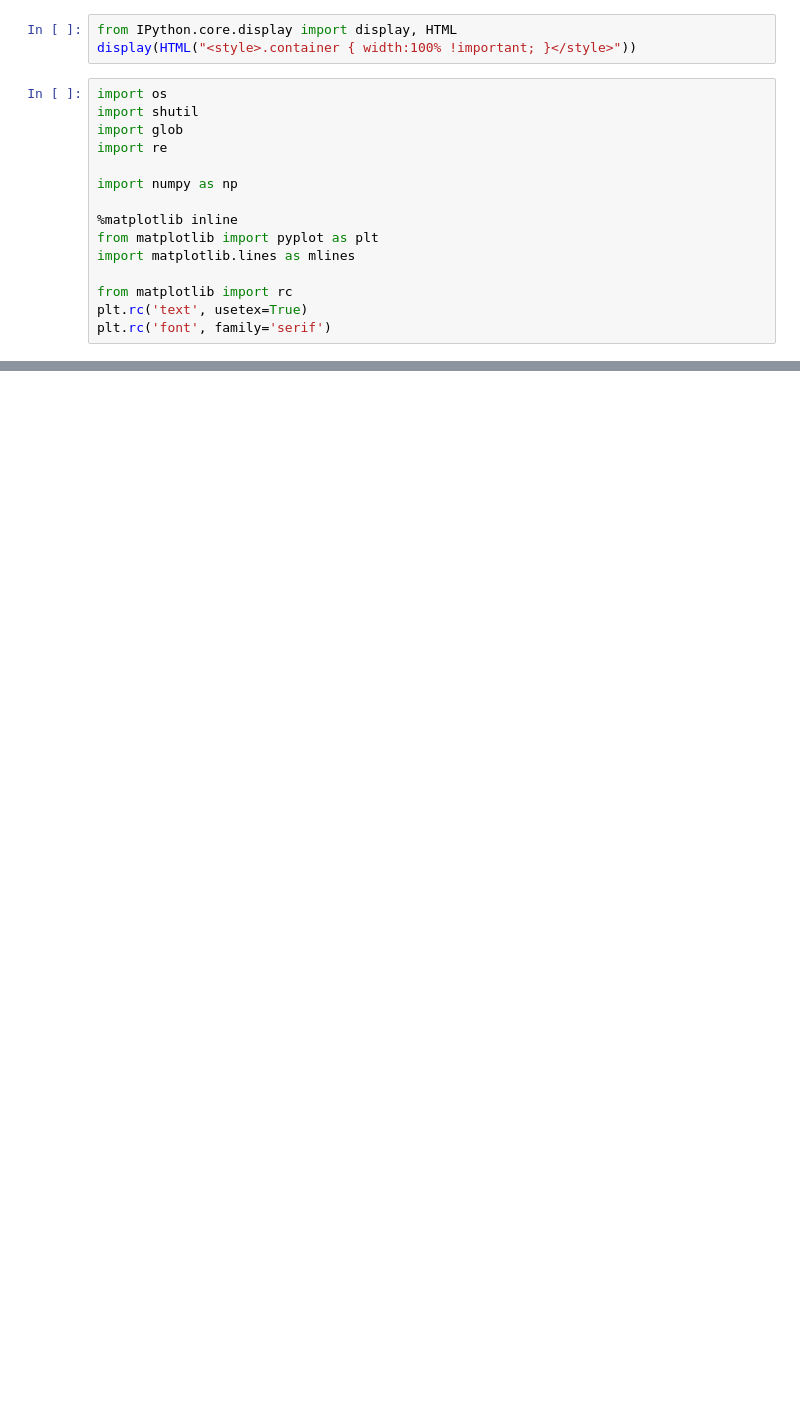
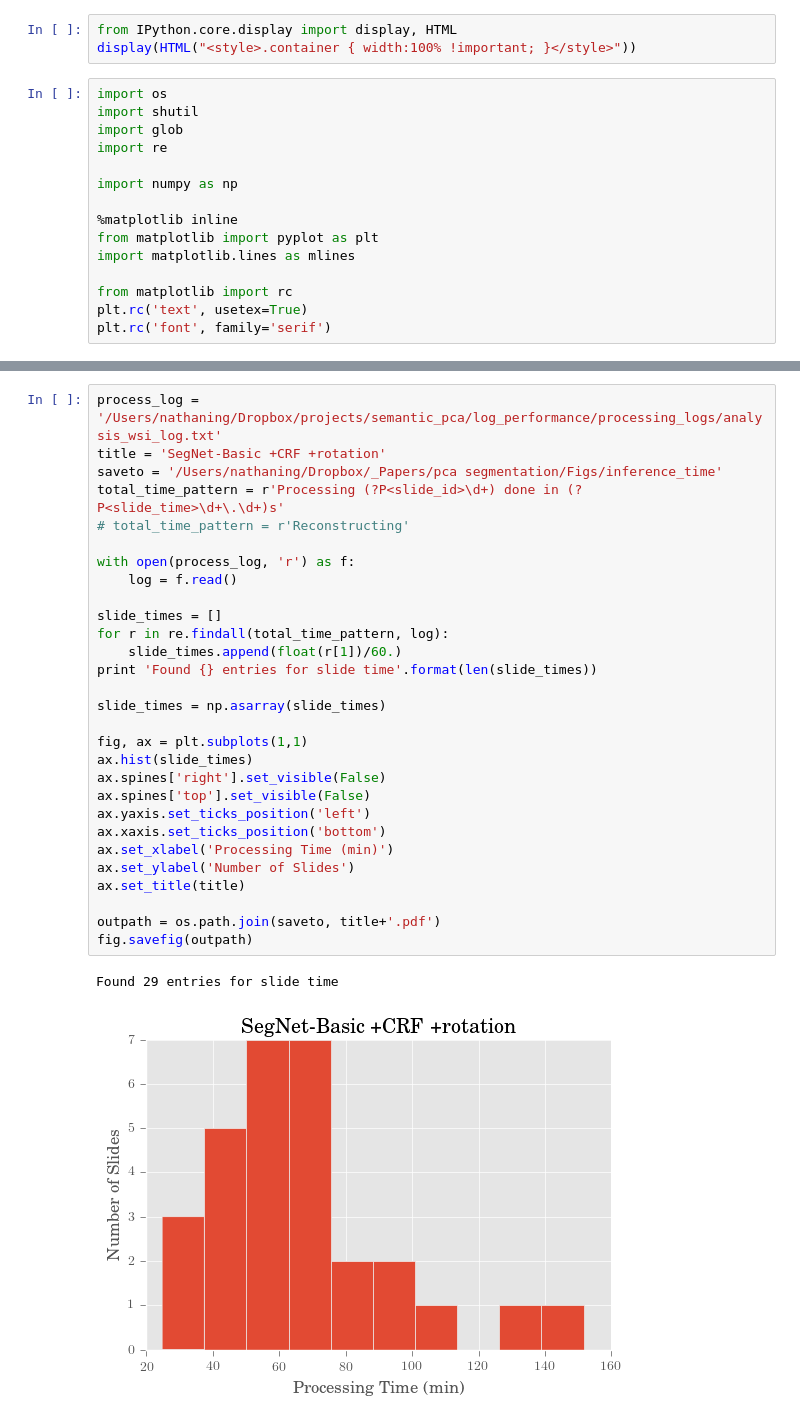
Before and after one commit to BioImageInformatics/histo_seg, a Jupyter notebook: notebooks/plot_logs.ipynb, the cells around one changed output, grey strips where cells are left out. Saved outputs shown, nothing was run; the diff lists cells and outputs as text; blank space fills up the shorter version.

```diff
--- a/notebooks/plot_logs.ipynb
+++ b/notebooks/plot_logs.ipynb
@@ -136,0 +151,32 @@ Plotting raw values
+# %%
+process_log = '/Users/nathaning/Dropbox/projects/semantic_pca/log_performance/processing_logs/analysis_wsi_log.txt'
+title = 'SegNet-Basic +CRF +rotation'
+saveto = '/Users/nathaning/Dropbox/_Papers/pca segmentation/Figs/inference_time'
+total_time_pattern = r'Processing (?P<slide_id>\d+) done in (?P<slide_time>\d+\.\d+)s'
+# total_time_pattern = r'Reconstructing'
+
+with open(process_log, 'r') as f:
+    log = f.read()
+
+slide_times = []
+for r in re.findall(total_time_pattern, log):
+    slide_times.append(float(r[1])/60.)
+print 'Found {} entries for slide time'.format(len(slide_times))
+
+slide_times = np.asarray(slide_times)
+
+fig, ax = plt.subplots(1,1)
+ax.hist(slide_times)
+ax.spines['right'].set_visible(False)
+ax.spines['top'].set_visible(False)
+ax.yaxis.set_ticks_position('left')
+ax.xaxis.set_ticks_position('bottom')
+ax.set_xlabel('Processing Time (min)')
+ax.set_ylabel('Number of Slides')
+ax.set_title(title)
+
+outpath = os.path.join(saveto, title+'.pdf')
+fig.savefig(outpath)
+# %% [output]
+Found 29 entries for slide time
+[figure, added]
```
Also changed, not shown: parts of 2 cells of this notebook, 9 other files.
